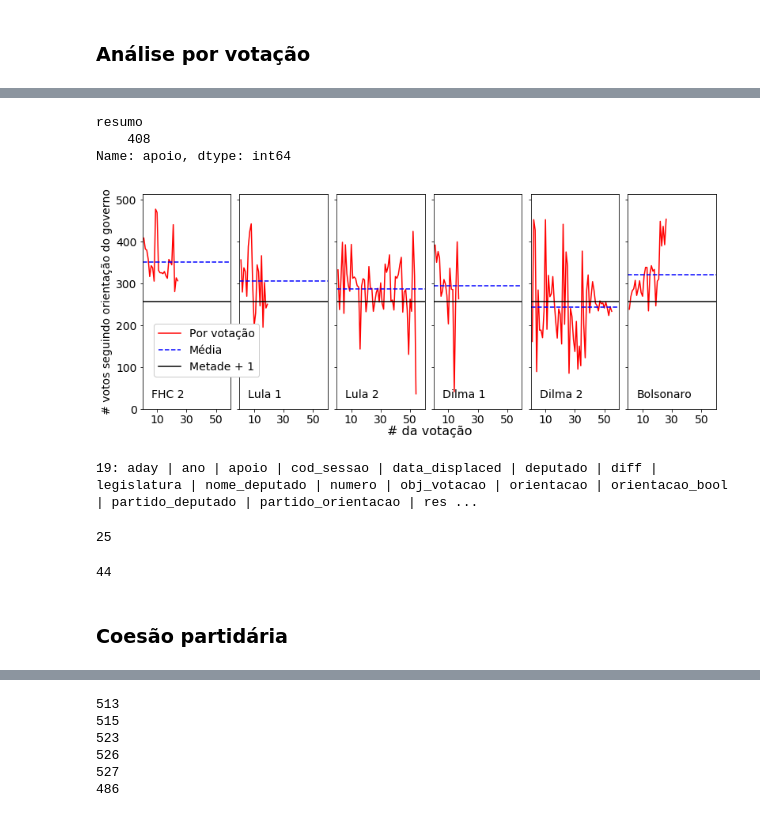
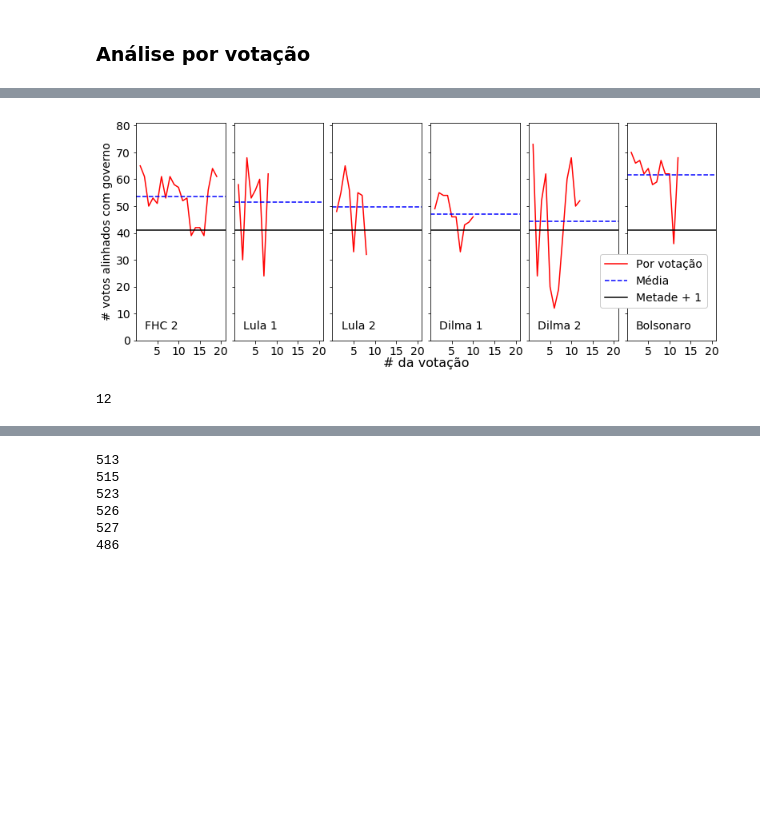
Before and after one commit to gabinete-compartilhado-acredito/100-dias-congresso, a Jupyter notebook: analises/votacoes_senadores.ipynb, the cells around one changed output, grey strips where cells are left out. Drawn from its saved outputs; the diff is of its cells as text; code cells hidden in the pictures; blank space fills up the shorter version.

```diff
--- a/analises/votacoes_senadores.ipynb
+++ b/analises/votacoes_senadores.ipynb
@@ -269,7 +244,7 @@ pl.show()
 ### Análise por deputado
 # %%
 # Verifica id. de deputados com mais de um nome:
-orientGovAtual = v.loc[(v.partido_orientacao=='Governo') & (v.legislatura==56)]
-grbyDep = orientGovAtual.groupby('deputado')
-grbyDep['nome_deputado'].unique()[grbyDep['nome_deputado'].nunique()!=1]
+orientGovAtual = v.loc[(v.legislatura==56)]
+grbySen = orientGovAtual.groupby('id_senador')
+grbySen['nome_senador'].unique()[grbySen['nome_senador'].nunique()!=1]
 # %% [output]
@@ -284 +252,4 @@ apoioFelipe = grbyDep.get_group(idFelipe)['apoio'].mean()*100
+# %%
+idAlex    = v.loc[v.nome_senador=='Alessandro Vieira']['id_senador'].unique()[0]
+apoioAlex = grbySen.get_group(idAlex)['apoio'].mean()*100
 # %%
@@ -291,6 +263,6 @@ def depDistPlot(leg):
     return np.median(apoioMedio)
 # %%
-legList = sorted(v.legislatura.unique())
+legList = sorted(v.legislatura.unique())[1:]
 LegName = ['FHC 2','Lula 1','Lula 2','Dilma 1','Dilma 2','Bolsonaro']
 pl.figure(figsize=(12,8))
 nRows = 2
@@ -301,6 +273,8 @@ for i in range(len(legList)):
     # Texto:
     pl.text(0.1,0.9,LegName[i],transform = pl.gca().transAxes, fontsize=14)
     # Formatação do eixo x:
+    pl.xlim([0,100])
+    pl.gca().xaxis.set_major_locator(MaxNLocator(prune='both'))
     if i < nCols*(nRows-1):
         pl.gca().tick_params(labelbottom=False)
     else:
@@ -310,25 +284,23 @@ for i in range(len(legList)):
     if i%nCols!=0:
         pl.gca().tick_params(labelleft=False)
     else:
-        pl.ylabel('# de deputados', fontsize=16)
+        pl.ylabel('# de senadores', fontsize=16)
     # Plot:
-    median = depDistPlot(legList[i])
+    median = senDistPlot(legList[i])
     pl.axvline(median,linestyle='--',color='k')
     # Coloca acredito:
     if legList[i]==56:
-        pl.axvline(apoioTabata, color='purple')
-        pl.axvline(apoioFelipe, color='g')
+        pl.axvline(apoioAlex, color='y')
     pl.gca().tick_params(labelsize=14)
     pl.gca().yaxis.set_major_locator(MaxNLocator(prune='both'))
     # Coloca legenda:
     if (i==2):
         import matplotlib.colors as colors
         vertical_lines = [lines.Line2D([], [], color='k', linestyle='--', label='Mediana'),
-                          lines.Line2D([], [], color=colors.to_rgba('purple', alpha=None), linestyle='-', label='Tabata'),
-                          lines.Line2D([], [], color='g', linestyle='-', label='Felipe')]
-        pl.legend(handles=vertical_lines, fontsize=14, loc=(0.35,0.6))
+                          lines.Line2D([], [], color='y', linestyle='-', label='Alessandro')]
+        pl.legend(handles=vertical_lines, fontsize=14, loc=(0.35,0.7))
 
 pl.subplots_adjust(hspace=0,wspace=0)
-#saveFigWdate('graficos/apoio_ao_governo_deputados.pdf')
+#xu.saveFigWdate('graficos/senado/apoio_ao_governo_senadores.pdf')
 #pl.show()
 # %% [output]
@@ -385,66 +372,51 @@ Timestamp('2019-04-24 17:34:00')
 # %%
-anoVotacao    = np.array([x[0].year for x in votosFavGovByDate.index.values])
+anoVotacao    = np.array([pd.to_datetime(x[0]).year for x in votosFavGovByDate.index.values])
 votosIdx      = np.arange(len(anoVotacao))
 votoByVotacao = pd.DataFrame({'ano':anoVotacao, 'nvotos':np.array(votosFavGovByDate)})
+votoByVotacao = votoByVotacao.loc[votoByVotacao.ano>=1999]
 grByAno       = votoByVotacao.groupby('ano')
 nVotosMedio   = grByAno.mean().values
-# %%
-votosFavGovByDate['1999-02-24 17:53:00']
-# %% [output]
-resumo
-    408
-Name: apoio, dtype: int64
 # %%
 fig = pl.figure(figsize=(13,5))
 anoUnique = votoByVotacao.ano.unique()
 for i in range(len(anoUnique)):
     pl.subplot(1,len(anoUnique),i+1)
     # Text:
     pl.text(0.1,0.05, LegName[i], transform = pl.gca().transAxes, fontsize=14)
     # Plot:
     y = grByAno.get_group(anoUnique[i]).values
     x = np.arange(1,1+len(y))
     pl.plot(x,y,'r-')
-    pl.axhline(513/2+1, color='k')
+    pl.axhline(81/2+1, color='k')
     pl.axhline(nVotosMedio[i], color='blue', linestyle='--')
     # Format y:
-    pl.ylim([0,513])
+    pl.ylim([0,81])
     if i>0:
         pl.gca().tick_params(labelleft=False)
     else:
-        pl.ylabel(u'# votos seguindo orientação do governo', fontsize=14)
+        pl.ylabel(u'# votos alinhados com governo', fontsize=14)
     pl.gca().tick_params(labelsize=14)
-    pl.xticks([10,30,50])
-    pl.xlim([0,60])
+    pl.xticks([5,10,15,20])
+    pl.xlim([0,21])
 
     # Label x comum:
     axComum = fig.add_subplot(111, frameon=False)
     pl.tick_params(labelcolor='none', top=False, bottom=False, left=False, right=False)
     axComum.set_xlabel(u'# da votação', fontsize=16)
 
     # Legenda:
     vertical_lines = [lines.Line2D([], [], color='red', linestyle='-', label=u'Por votação'),
                       lines.Line2D([], [], color='blue', linestyle='--', label=u'Média'),
                       lines.Line2D([], [], color='k', linestyle='-', label='Metade + 1')]
-    pl.legend(handles=vertical_lines, fontsize=14, loc=(0.02,0.15), framealpha=1)
+    pl.legend(handles=vertical_lines, fontsize=14, loc=(0.8,0.15), framealpha=1)
 
 pl.subplots_adjust(wspace=0.1)
-#xu.saveFigWdate('graficos/apoio_ao_governo_por_votacao.pdf')
+#xu.saveFigWdate('graficos/senado/apoio_senado_ao_governo_por_votacao.pdf')
 pl.show()
 # %% [output]
-[figure, old version]
+[figure, new version]
-# %%
-xu.unique(v.columns)
-# %% [output]
-19: aday | ano | apoio | cod_sessao | data_displaced | deputado | diff | legislatura | nome_deputado | numero | obj_votacao | orientacao | orientacao_bool | partido_deputado | partido_orientacao | res ...
 # %%
 # Quantas vezes o governo orientou o voto na atual legislatura:
-len(v.loc[(v.partido_orientacao=='Governo')&(v.legislatura==56)][['timestamp','obj_votacao']].drop_duplicates())
+len(v.loc[(v.legislatura==56)]['num_votacao'].drop_duplicates())
 # %% [output]
-25
+12
-# %%
-len(v.loc[(v.legislatura==56)][['timestamp','obj_votacao']].drop_duplicates())
-# %% [output]
-44
-# %% [markdown]
-### Coesão partidária
```
Also changed, not shown: parts of 44 cells of this notebook, 5 other files.
